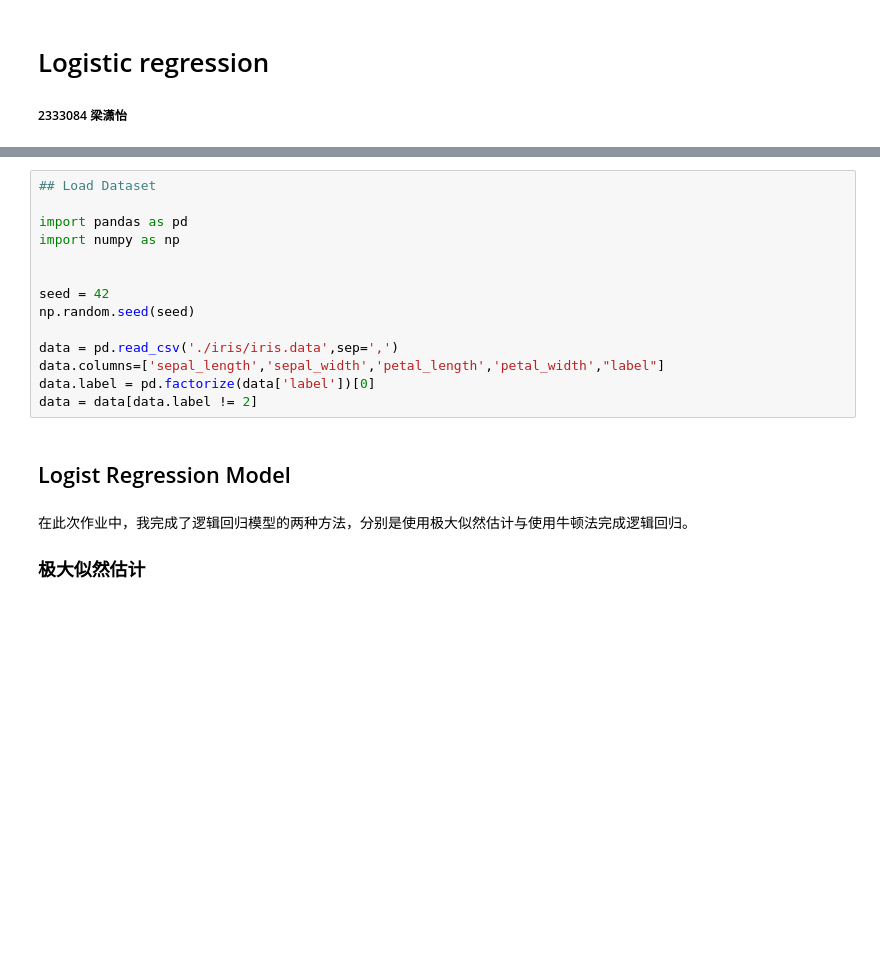
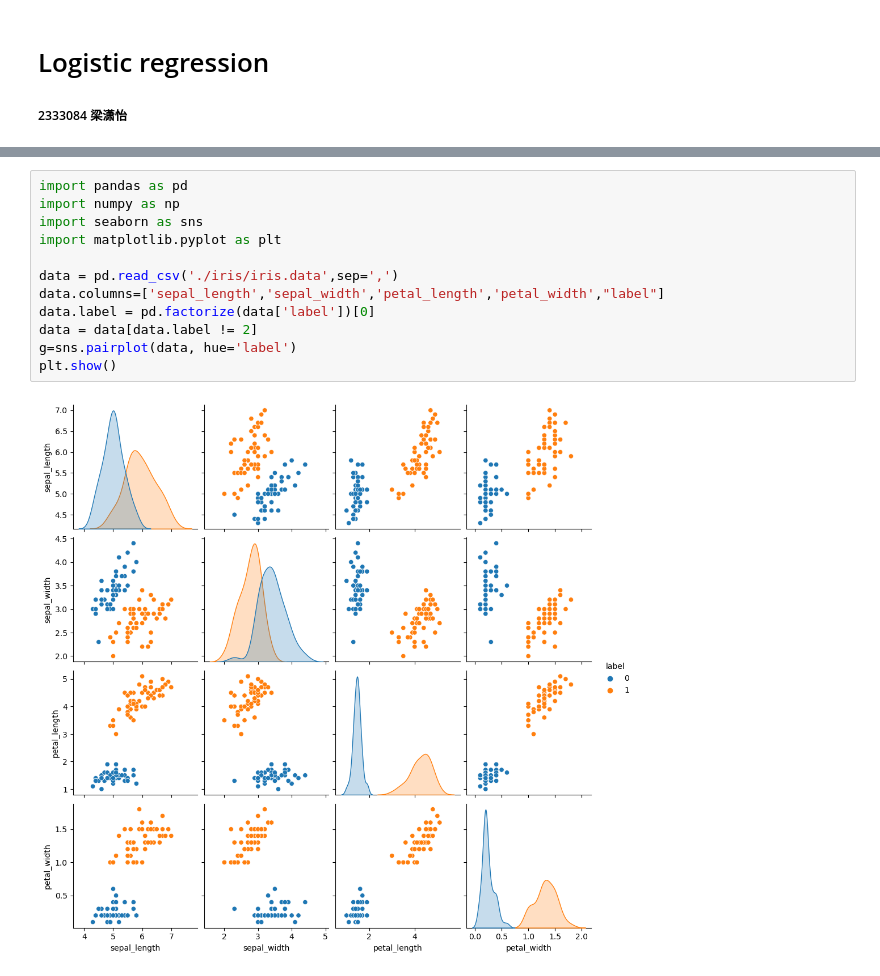
Before and after one commit to CCatherineeee/Recognize-Pattern, a Jupyter notebook: assignment1/LogisticRegression.ipynb, the cells around one changed output, grey strips where cells are left out. Drawn from its saved outputs; the diff is of its cells as text; blank space fills up the shorter version.

```diff
--- a/assignment1/LogisticRegression.ipynb
+++ b/assignment1/LogisticRegression.ipynb
@@ -18,20 +22,14 @@ Attribute Information:
 # %%
-## Load Dataset
-
 import pandas as pd
 import numpy as np
-
-
-seed = 42
-np.random.seed(seed)
+import seaborn as sns
+import matplotlib.pyplot as plt
 
 data = pd.read_csv('./iris/iris.data',sep=',')
 data.columns=['sepal_length','sepal_width','petal_length','petal_width',"label"]
 data.label = pd.factorize(data['label'])[0]
 data = data[data.label != 2]
+g=sns.pairplot(data, hue='label')
+plt.show()
+# %% [output]
+[figure, added]
-# %% [markdown]
-## Logist Regression Model
-# %% [markdown]
-在此次作业中，我完成了逻辑回归模型的两种方法，分别是使用极大似然估计与使用牛顿法完成逻辑回归。
-
-### 极大似然估计
```
Also changed, not shown: parts of 14 cells of this notebook.
